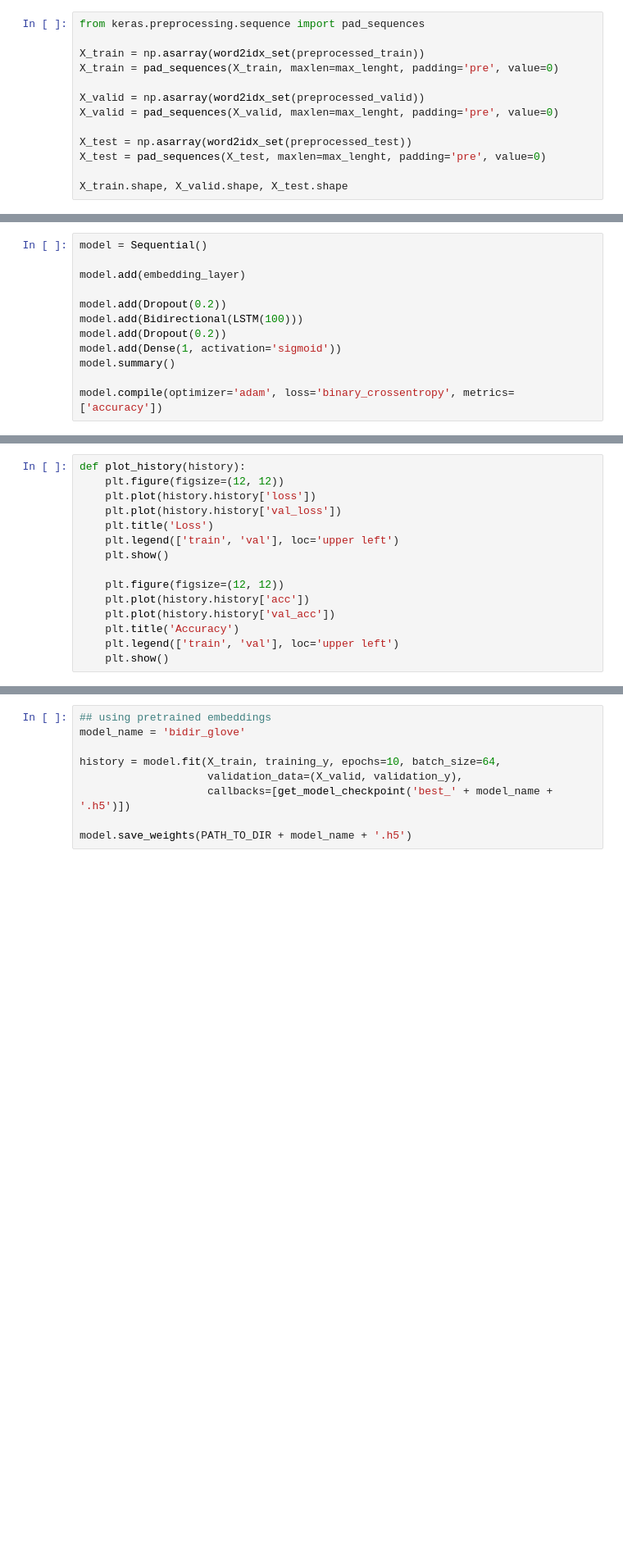
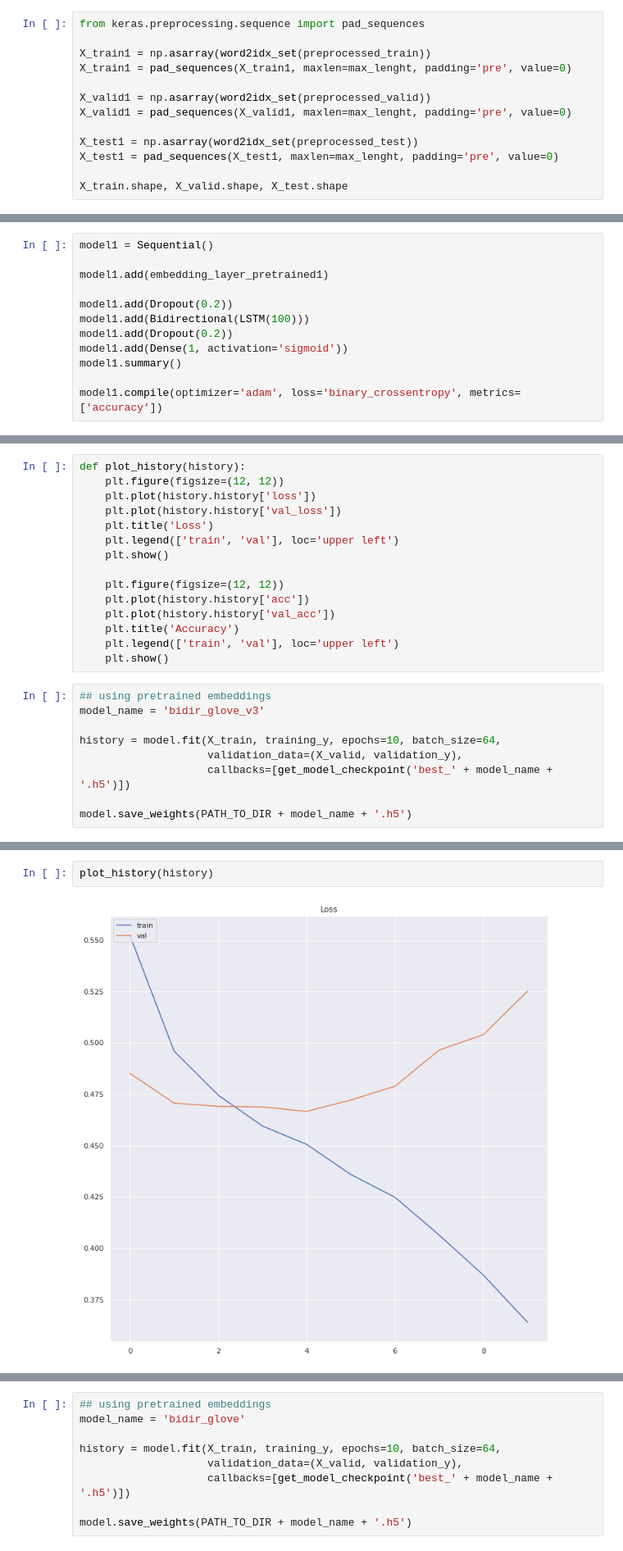
Before and after one commit to piotrjaniszewski1/Offensive-Language-Identification-and-Categorization, a Jupyter notebook: SemEval_2020_Task_12.ipynb, the cells around one changed output, grey strips where cells are left out. Shown at 82% size. Cells and saved outputs as stored; diff of their text form; blank space fills up the shorter version.

```diff
--- a/SemEval_2020_Task_12.ipynb
+++ b/SemEval_2020_Task_12.ipynb
@@ -441,14 +489,14 @@ def word2idx_set(X):
 # %%
 from keras.preprocessing.sequence import pad_sequences
 
-X_train = np.asarray(word2idx_set(preprocessed_train))
-X_train = pad_sequences(X_train, maxlen=max_lenght, padding='pre', value=0)
+X_train1 = np.asarray(word2idx_set(preprocessed_train))
+X_train1 = pad_sequences(X_train1, maxlen=max_lenght, padding='pre', value=0)
 
-X_valid = np.asarray(word2idx_set(preprocessed_valid))
-X_valid = pad_sequences(X_valid, maxlen=max_lenght, padding='pre', value=0)
+X_valid1 = np.asarray(word2idx_set(preprocessed_valid))
+X_valid1 = pad_sequences(X_valid1, maxlen=max_lenght, padding='pre', value=0)
 
-X_test = np.asarray(word2idx_set(preprocessed_test))
-X_test = pad_sequences(X_test, maxlen=max_lenght, padding='pre', value=0)
+X_test1 = np.asarray(word2idx_set(preprocessed_test))
+X_test1 = pad_sequences(X_test1, maxlen=max_lenght, padding='pre', value=0)
 
 X_train.shape, X_valid.shape, X_test.shape
 # %% [output]
@@ -473,15 +526,15 @@ from keras.callbacks import ModelCheckpoint
 # %% [markdown]
 ### Bidirectionl LSTM (+glove) 83%
 # %%
-model = Sequential()
+model1 = Sequential()
 
-model.add(embedding_layer)
+model1.add(embedding_layer_pretrained1)
 
-model.add(Dropout(0.2))
-model.add(Bidirectional(LSTM(100)))
-model.add(Dropout(0.2))
-model.add(Dense(1, activation='sigmoid'))
-model.summary()
+model1.add(Dropout(0.2))
+model1.add(Bidirectional(LSTM(100)))
+model1.add(Dropout(0.2))
+model1.add(Dense(1, activation='sigmoid'))
+model1.summary()
 
-model.compile(optimizer='adam', loss='binary_crossentropy', metrics=['accuracy'])
+model1.compile(optimizer='adam', loss='binary_crossentropy', metrics=['accuracy'])
 # %% [output]
@@ -525,3 +585,12 @@ def plot_history(history):
     plt.title('Accuracy')
     plt.legend(['train', 'val'], loc='upper left')
     plt.show()
+# %%
+## using pretrained embeddings
+model_name = 'bidir_glove_v3'
+
+history = model.fit(X_train, training_y, epochs=10, batch_size=64,
+                    validation_data=(X_valid, validation_y),
+                    callbacks=[get_model_checkpoint('best_' + model_name + '.h5')])
+
+model.save_weights(PATH_TO_DIR + model_name + '.h5')
@@ -527,0 +615,4 @@ def plot_history(history):
+# %%
+plot_history(history)
+# %% [output]
+[figure, added]
```
Also changed, not shown: parts of 42 cells of this notebook.
